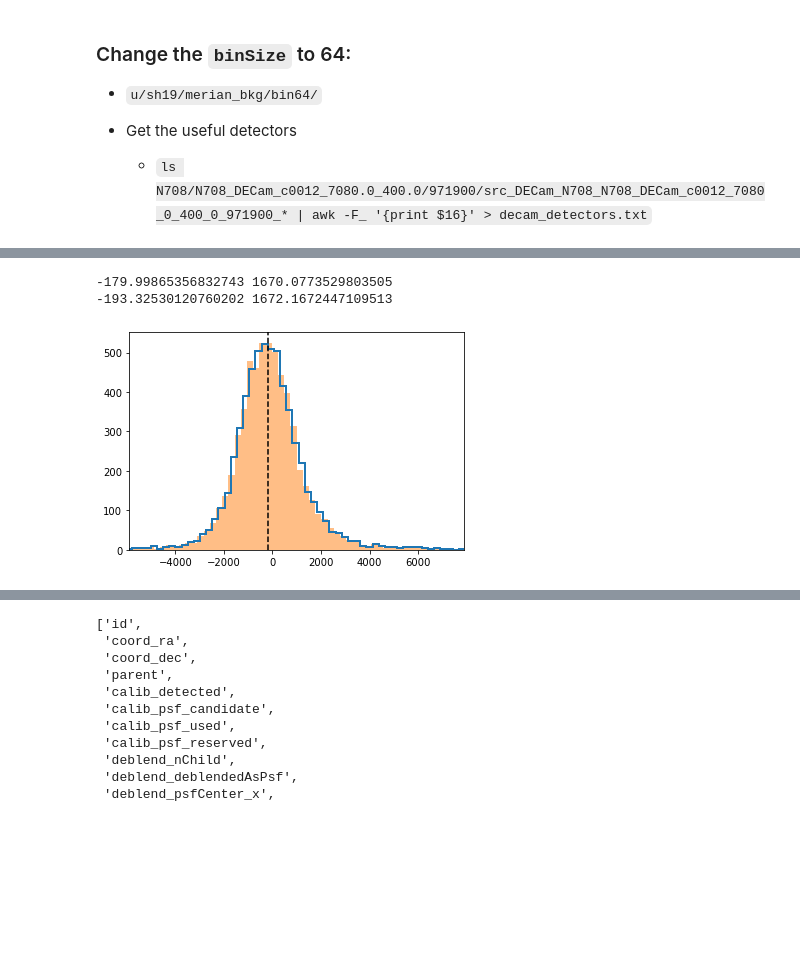
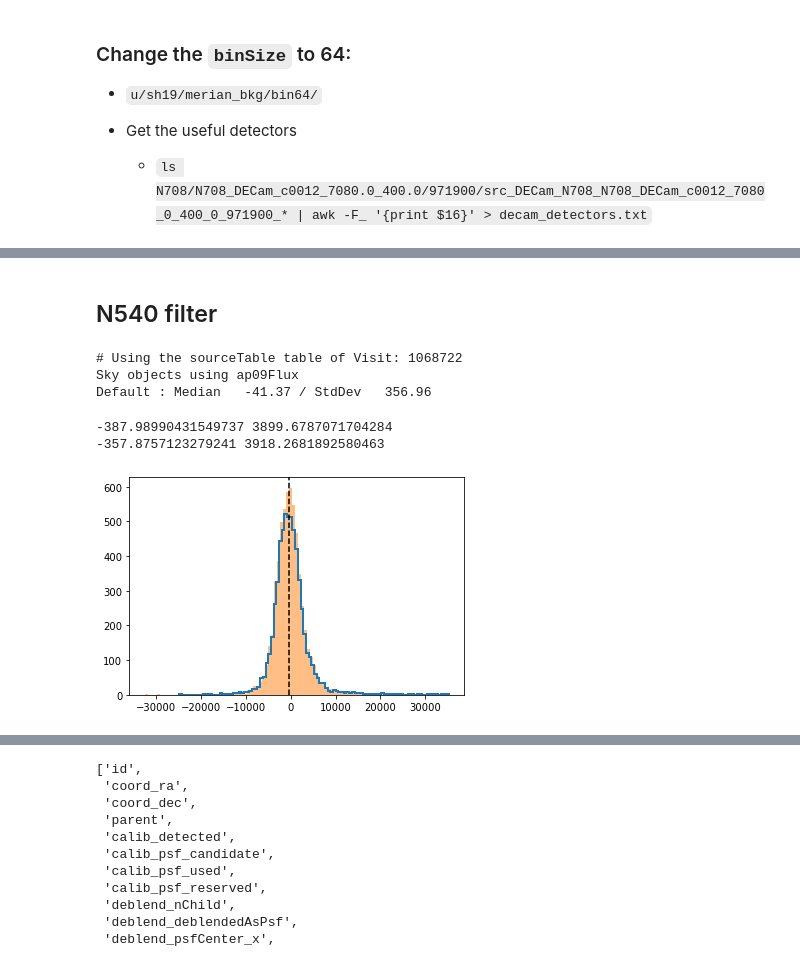
Before and after one commit to MerianSurvey/caterpillar, a Jupyter notebook: notebook/cosmos/merian_cosmos_background_tests.ipynb, the cells around one changed output, grey strips where cells are left out. Cells and saved outputs as stored; diff of their text form; code cells hidden in the pictures; blank space fills up the shorter version.

```diff
--- a/notebook/cosmos/merian_cosmos_background_tests.ipynb
+++ b/notebook/cosmos/merian_cosmos_background_tests.ipynb
@@ -34,3 +31,7 @@ butler = dafButler.Butler(root)
 # %%
 #visits = [971900, 971677, 971903, 972365]
 visits = [971900, 971677]
+
+index = 0
+
+detectors = Table.read('decam_detectors.txt', format='ascii')
@@ -66,20 +210,42 @@ bin64_srcs = bin64_srcs = vstack(
+# %% [markdown]
+## N540 filter
+# %%
+default_n540_collection = 'u/sh19/merian_bkg/default_n540'
+
+default_n540_tabs = vstack(
+    [Table.from_pandas(
+        butler.get("sourceTable", instrument="DECam", visit=1068722, detector=str(ccd), collections=default_n540_collection)
+    ) for ccd in detectors['ccd']])
+
+default_n540_srcs = vstack(
+    [butler.get("src", instrument="DECam", visit=1068722, detector=str(ccd), collections=default_n540_collection).asAstropy()
+     for ccd in detectors['ccd']])
+# %%
+print("# Using the sourceTable table of Visit: {:d}".format(1068722))
+
+flux_col = 'ap09Flux'
+flux_err = flux_col + 'Err'
+
+sky_flux_default = default_n540_tabs[default_n540_tabs['sky_source'] & (default_n540_tabs[flux_err] > 0)][flux_col]
+
+
+print("Sky objects using {:s}".format(flux_col))
+print("Default : Median {:8.2f} / StdDev {:8.2f}".format(np.nanmedian(sky_flux_default), np.nanstd(sky_flux_default)))
+# %% [output]
+# Using the sourceTable table of Visit: 1068722
+Sky objects using ap09Flux
+Default : Median   -41.37 / StdDev   356.96
 # %%
-#sky_flux_default = default_srcs[default_srcs['sky_source'] & (default_srcs['ap09FluxErr'] > 0)]['ap09Flux']
-#sky_flux_bins64 = bin64_srcs[bin64_srcs['sky_source'] & (bin64_srcs['ap09FluxErr'] > 0)]['ap09Flux']
-
-sky_flux_default = default_srcs[default_srcs['sky_source'] & (default_srcs['base_CircularApertureFlux_35_0_instFluxErr'] > 0)]['base_CircularApertureFlux_35_0_instFlux']
-sky_flux_bins64 = bin64_srcs[bin64_srcs['sky_source'] & (bin64_srcs['base_CircularApertureFlux_35_0_instFluxErr'] > 0)]['base_CircularApertureFlux_35_0_instFlux']
-
-print(np.nanmedian(sky_flux_default), np.nanstd(sky_flux_default))
-print(np.nanmedian(sky_flux_bins64), np.nanstd(sky_flux_bins64))
+#sky_flux_default = default_srcs[default_srcs['sky_source'] & (default_srcs['base_CircularApertureFlux_35_0_instFluxErr'] > 0)]['base_CircularApertureFlux_35_0_instFlux']
+#sky_flux_bins64 = bin64_srcs[bin64_srcs['sky_source'] & (bin64_srcs['base_CircularApertureFlux_35_0_instFluxErr'] > 0)]['base_CircularApertureFlux_35_0_instFlux']
 
 _ = plt.hist(sky_flux_default, bins=100, histtype='step', linewidth=2)
-_ = plt.hist(sky_flux_bins64, bins=100, alpha=0.5)
+_ = plt.hist(sky_flux_bins256, bins=100, alpha=0.5)
 
 _ = plt.axvline(np.nanmedian(sky_flux_default), c='k', linestyle='--')
 
-_ = plt.xlim(-5900, 7900)
+#_ = plt.xlim(-1900, 2500)
 # %% [output]
--179.99865356832743 1670.0773529803505
--193.32530120760202 1672.1672447109513
+-387.98990431549737 3899.6787071704284
+-357.8757123279241 3918.2681892580463
-[figure, old version]
+[figure, new version]
```
Also changed, not shown: parts of 20 cells of this notebook.
